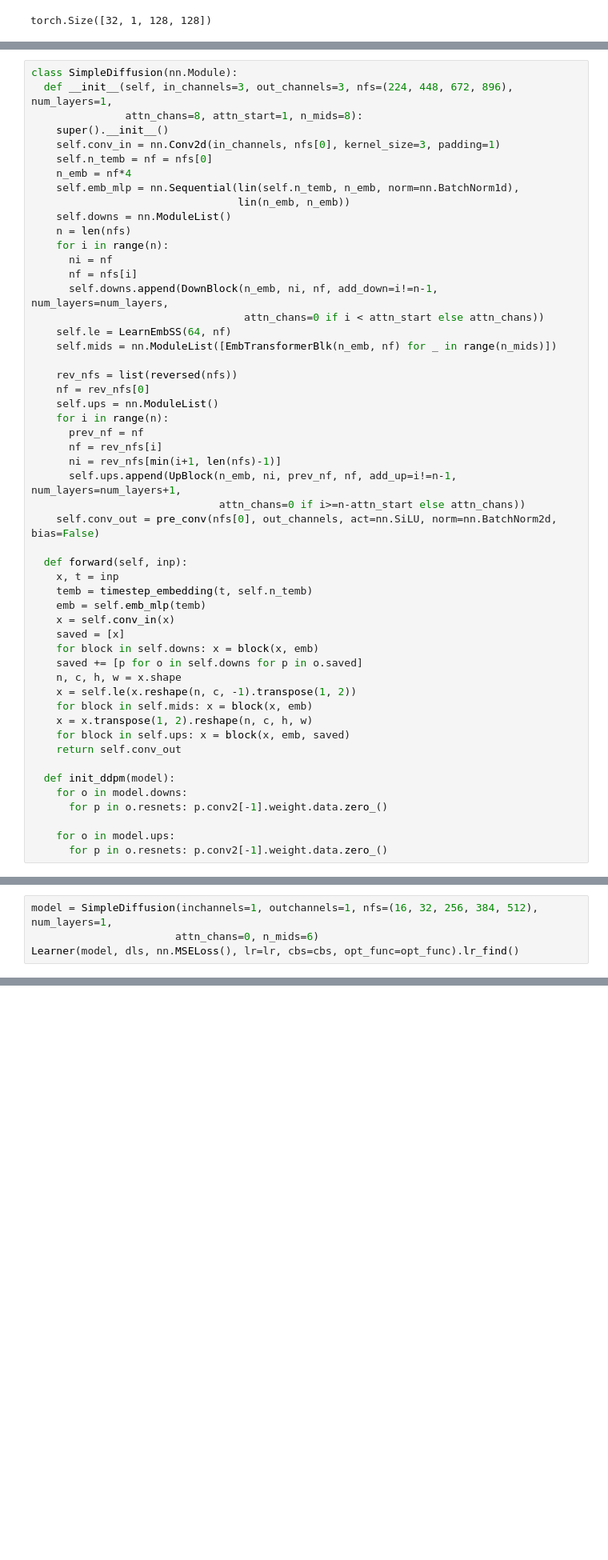
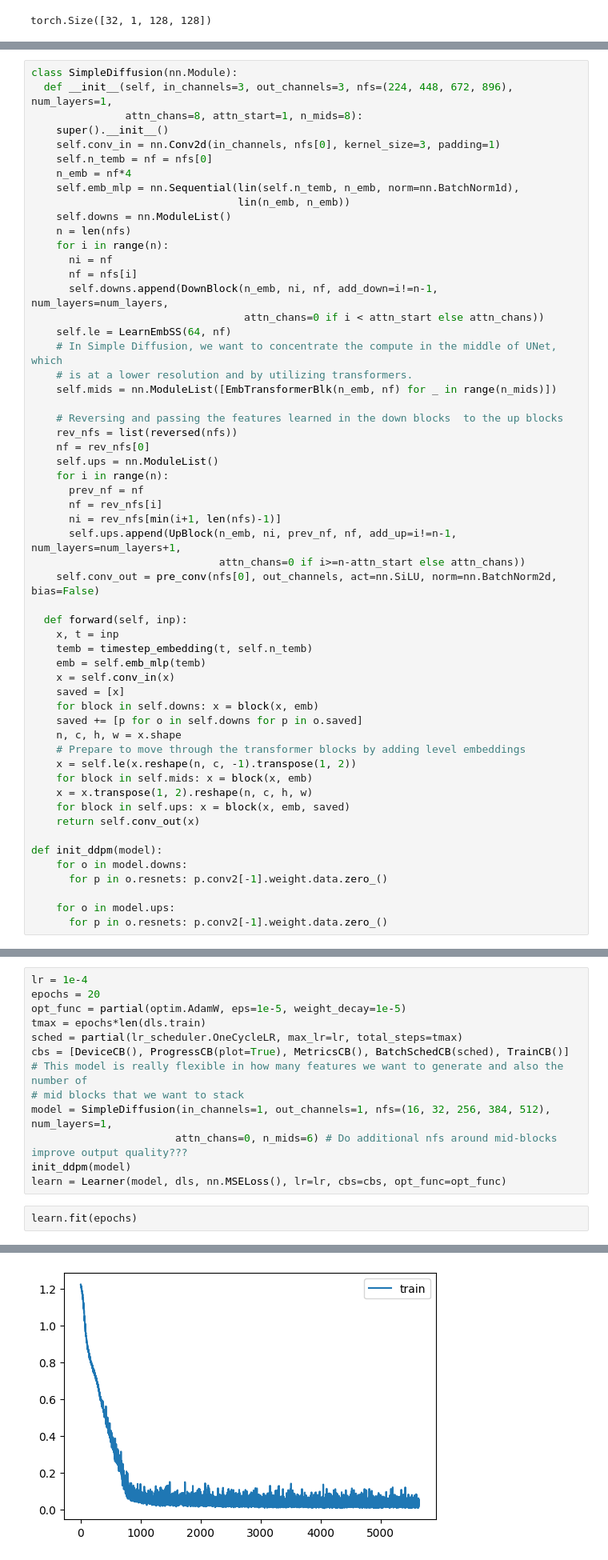
Before and after one commit to bachaudhry/foundations_to_stable_diffusion, a Jupyter notebook: simple_diffusion_audio_demo.ipynb, the cells around one changed output, grey strips where cells are left out. Shown at 80% size. Drawn from its saved outputs; the diff is of its cells as text; blank space fills up the shorter version.

Commit message:
train model and generate samples

```diff
--- a/simple_diffusion_audio_demo.ipynb
+++ b/simple_diffusion_audio_demo.ipynb
@@ -227,8 +241,11 @@ class SimpleDiffusion(nn.Module):
       self.downs.append(DownBlock(n_emb, ni, nf, add_down=i!=n-1, num_layers=num_layers,
                                   attn_chans=0 if i < attn_start else attn_chans))
     self.le = LearnEmbSS(64, nf)
+    # In Simple Diffusion, we want to concentrate the compute in the middle of UNet, which
+    # is at a lower resolution and by utilizing transformers.
     self.mids = nn.ModuleList([EmbTransformerBlk(n_emb, nf) for _ in range(n_mids)])
 
+    # Reversing and passing the features learned in the down blocks  to the up blocks
     rev_nfs = list(reversed(nfs))
     nf = rev_nfs[0]
     self.ups = nn.ModuleList()
@@ -249,13 +266,14 @@ class SimpleDiffusion(nn.Module):
     for block in self.downs: x = block(x, emb)
     saved += [p for o in self.downs for p in o.saved]
     n, c, h, w = x.shape
+    # Prepare to move through the transformer blocks by adding level embeddings
     x = self.le(x.reshape(n, c, -1).transpose(1, 2))
     for block in self.mids: x = block(x, emb)
     x = x.transpose(1, 2).reshape(n, c, h, w)
     for block in self.ups: x = block(x, emb, saved)
-    return self.conv_out
+    return self.conv_out(x)
 
-  def init_ddpm(model):
+def init_ddpm(model):
     for o in model.downs:
       for p in o.resnets: p.conv2[-1].weight.data.zero_()
 
@@ -263,7 +281,3 @@ class SimpleDiffusion(nn.Module):
       for p in o.resnets: p.conv2[-1].weight.data.zero_()
 # %% [markdown]
 ## **Train Model**
-# %%
-model = SimpleDiffusion(inchannels=1, outchannels=1, nfs=(16, 32, 256, 384, 512), num_layers=1,
-                       attn_chans=0, n_mids=6)
-Learner(model, dls, nn.MSELoss(), lr=lr, cbs=cbs, opt_func=opt_func).lr_find()
@@ -273,0 +284,16 @@ Learner
+# %%
+lr = 1e-4
+epochs = 20
+opt_func = partial(optim.AdamW, eps=1e-5, weight_decay=1e-5)
+tmax = epochs*len(dls.train)
+sched = partial(lr_scheduler.OneCycleLR, max_lr=lr, total_steps=tmax)
+cbs = [DeviceCB(), ProgressCB(plot=True), MetricsCB(), BatchSchedCB(sched), TrainCB()]
+# This model is really flexible in how many features we want to generate and also the number of
+# mid blocks that we want to stack
+model = SimpleDiffusion(in_channels=1, out_channels=1, nfs=(16, 32, 256, 384, 512), num_layers=1,
+                       attn_chans=0, n_mids=6) # Do additional nfs around mid-blocks improve output quality???
+init_ddpm(model)
+learn = Learner(model, dls, nn.MSELoss(), lr=lr, cbs=cbs, opt_func=opt_func)
+# %%
+learn.fit(epochs)
+# %% [output]
@@ -273,0 +317 @@ Learner
+[figure, added]
```
Also changed, not shown: parts of 21 cells of this notebook.
